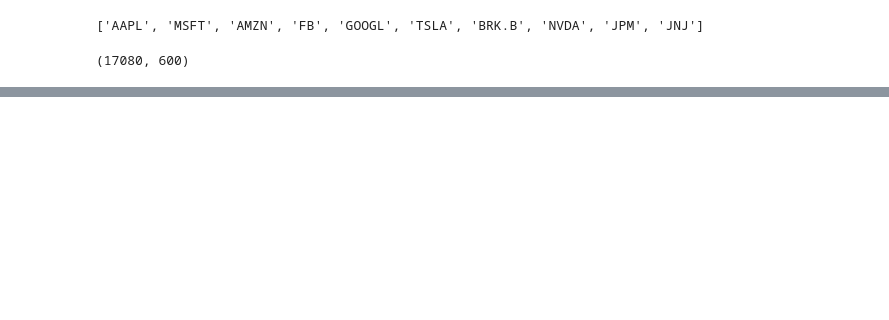
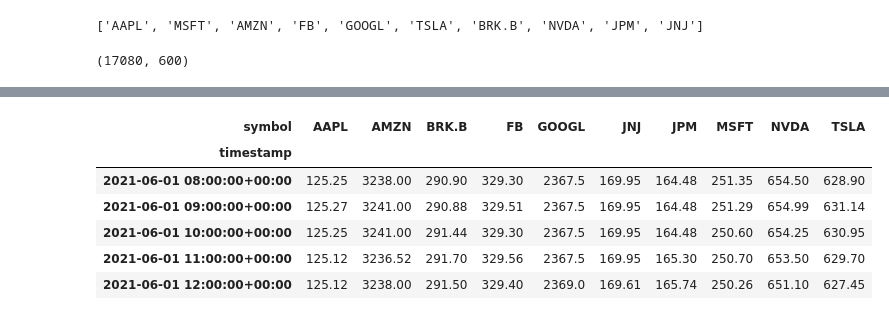
Before and after one commit to BaldHeads/alpha_gen, a Jupyter notebook: scratch/ten_stocks.ipynb, the cells around one changed output, grey strips where cells are left out. Cells and saved outputs as stored; diff of their text form; code cells hidden in the pictures; blank space fills up the shorter version.

```diff
--- a/scratch/ten_stocks.ipynb
+++ b/scratch/ten_stocks.ipynb
@@ -56,0 +76,11 @@ b
+# %%
+current_df = libs.prep_df.normalize_df(current_df)
+current_df.head()
+# %% [output]
+| symbol | AAPL | AMZN | BRK.B | FB | GOOGL | JNJ | JPM | MSFT | NVDA | TSLA |
+| timestamp |  |  |  |  |  |  |  |  |  |  |
+| 2021-06-01 08:00:00+00:00 | 125.25 | 3238.00 | 290.90 | 329.30 | 2367.5 | 169.95 | 164.48 | 251.35 | 654.50 | 628.90 |
+| 2021-06-01 09:00:00+00:00 | 125.27 | 3241.00 | 290.88 | 329.51 | 2367.5 | 169.95 | 164.48 | 251.29 | 654.99 | 631.14 |
+| 2021-06-01 10:00:00+00:00 | 125.25 | 3241.00 | 291.44 | 329.30 | 2367.5 | 169.95 | 164.48 | 250.60 | 654.25 | 630.95 |
+| 2021-06-01 11:00:00+00:00 | 125.12 | 3236.52 | 291.70 | 329.56 | 2367.5 | 169.95 | 165.30 | 250.70 | 653.50 | 629.70 |
+| 2021-06-01 12:00:00+00:00 | 125.12 | 3238.00 | 291.50 | 329.40 | 2369.0 | 169.61 | 165.74 | 250.26 | 651.10 | 627.45 |
```
Also changed, not shown: parts of 14 cells of this notebook, 4 other files.
